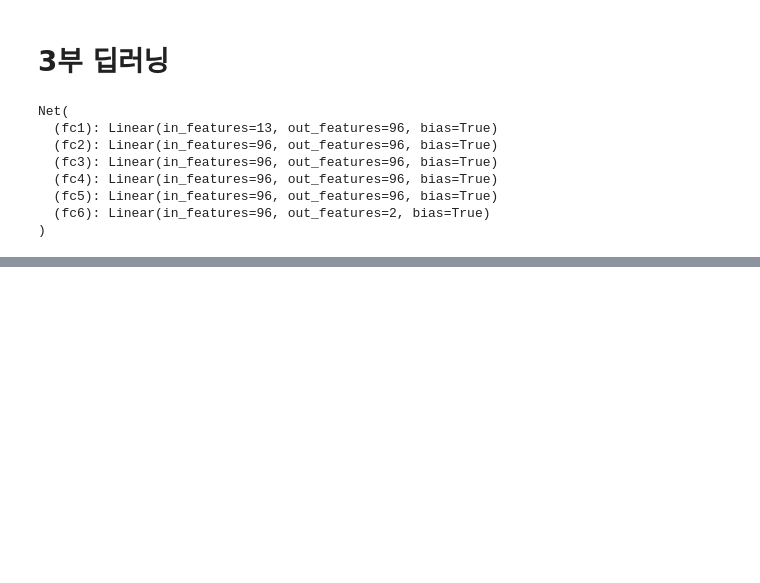
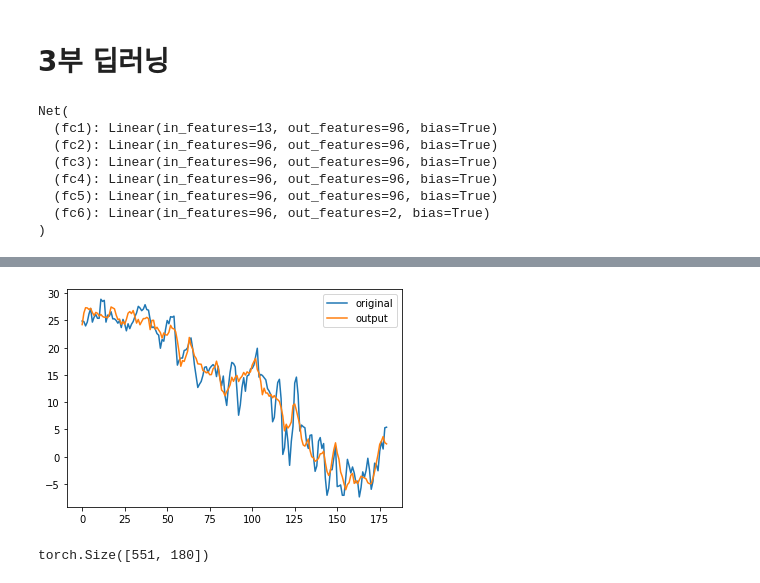
Before and after one commit to jaekyoungkim/DLMLwithTorch, a Jupyter notebook: pytorch를_활용한_머신러닝,_딥러닝_철저입문.ipynb, the cells around one changed output, grey strips where cells are left out. Drawn from its saved outputs; the diff is of its cells as text; code cells hidden in the pictures; blank space fills up the shorter version.

```diff
--- a/pytorch를_활용한_머신러닝,_딥러닝_철저입문.ipynb
+++ b/pytorch를_활용한_머신러닝,_딥러닝_철저입문.ipynb
@@ -321,0 +1073,25 @@ accuracy
+# %%
+criterion = nn.MSELoss()
+optimizer = optim.Adam(model.parameters(), lr=0.001)
+# %%
+total_loss = 0
+d = []
+# %%
+for epoch in range(1000):
+  total_loss = 0
+  d = []
+  for i in range(100):
+    index = np.random.randint(0,1281)  # 이사이의 하나의 값을 가져옴
+    d.append(train_X[index])  # 가져온 인덱스를 d 에 100개를 쌓음
+
+  d = np.array(d, dtype = 'float32')  # d 를
+  d = Variable(torch.from_numpy(d))  # d :torch.Size([100, 180])
+
+  optimizer.zero_grad()
+  output = model(d)
+  loss = criterion(output, d)
+  loss.backward()
+  optimizer.step()
+  total_loss += loss.data
+  if (epoch+1) % 100 ==0:
+    print(epoch+1, total_loss)
@@ -321,0 +1109,11 @@ accuracy
+# %%
+plt.plot(d.data[0].numpy(), label='original')
+plt.plot(output.data[0].numpy(), label='output')
+plt.legend(loc='upper right')
+plt.show()
+# %% [output]
+[figure, added]
+# %%
+d.shape
+# %% [output]
+torch.Size([551, 180])
```
Also changed, not shown: parts of 103 cells of this notebook.
